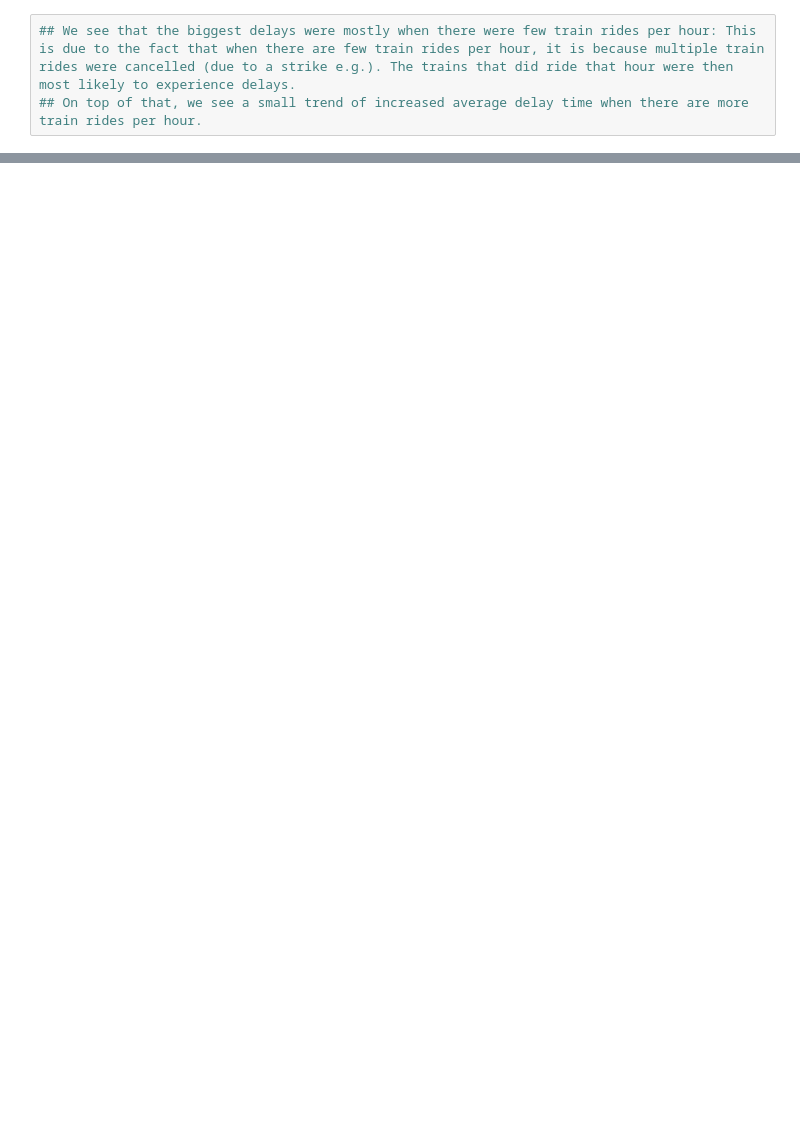
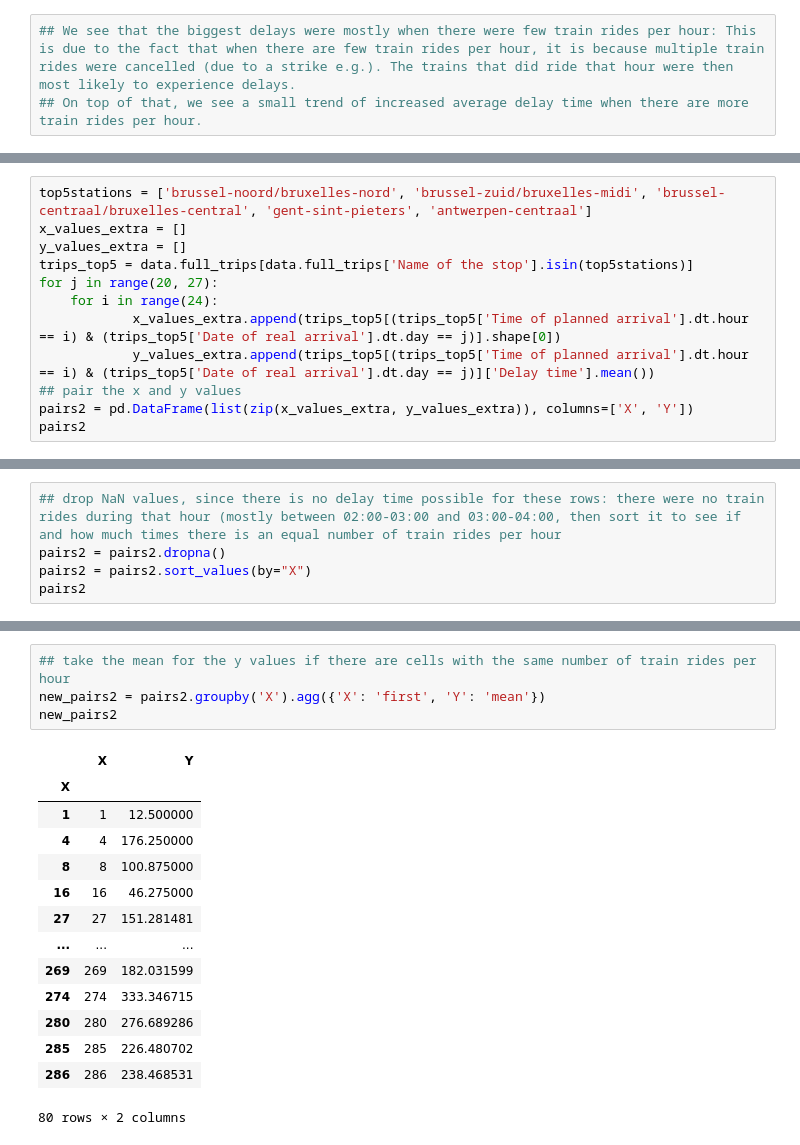
Before and after one commit to Seoyangsam/ACRM, a Jupyter notebook: src/Q15.ipynb, the cells around one changed output, grey strips where cells are left out. Cells and saved outputs as stored; diff of their text form; blank space fills up the shorter version.

Commit message:
Q15 extra insight

```diff
--- a/src/Q15.ipynb
+++ b/src/Q15.ipynb
@@ -87,0 +95,12 @@ plt.show()
+# %%
+top5stations = ['brussel-noord/bruxelles-nord', 'brussel-zuid/bruxelles-midi', 'brussel-centraal/bruxelles-central', 'gent-sint-pieters', 'antwerpen-centraal']
+x_values_extra = []
+y_values_extra = []
+trips_top5 = data.full_trips[data.full_trips['Name of the stop'].isin(top5stations)]
+for j in range(20, 27):
+    for i in range(24):
+            x_values_extra.append(trips_top5[(trips_top5['Time of planned arrival'].dt.hour == i) & (trips_top5['Date of real arrival'].dt.day == j)].shape[0])
+            y_values_extra.append(trips_top5[(trips_top5['Time of planned arrival'].dt.hour == i) & (trips_top5['Date of real arrival'].dt.day == j)]['Delay time'].mean())
+## pair the x and y values
+pairs2 = pd.DataFrame(list(zip(x_values_extra, y_values_extra)), columns=['X', 'Y'])
+pairs2
@@ -87,0 +121,5 @@ plt.show()
+# %%
+## drop NaN values, since there is no delay time possible for these rows: there were no train rides during that hour (mostly between 02:00-03:00 and 03:00-04:00, then sort it to see if and how much times there is an equal number of train rides per hour
+pairs2 = pairs2.dropna()
+pairs2 = pairs2.sort_values(by="X")
+pairs2
@@ -87,0 +140,19 @@ plt.show()
+# %%
+## take the mean for the y values if there are cells with the same number of train rides per hour
+new_pairs2 = pairs2.groupby('X').agg({'X': 'first', 'Y': 'mean'})
+new_pairs2
+# %% [output]
+|  | X | Y |
+| X |  |  |
+| 1 | 1 | 12.500000 |
+| 4 | 4 | 176.250000 |
+| 8 | 8 | 100.875000 |
+| 16 | 16 | 46.275000 |
+| 27 | 27 | 151.281481 |
+| ... | ... | ... |
+| 269 | 269 | 182.031599 |
+| 274 | 274 | 333.346715 |
+| 280 | 280 | 276.689286 |
+| 285 | 285 | 226.480702 |
+| 286 | 286 | 238.468531 |
+80 rows × 2 columns
```
Also changed, not shown: parts of 11 cells of this notebook.
